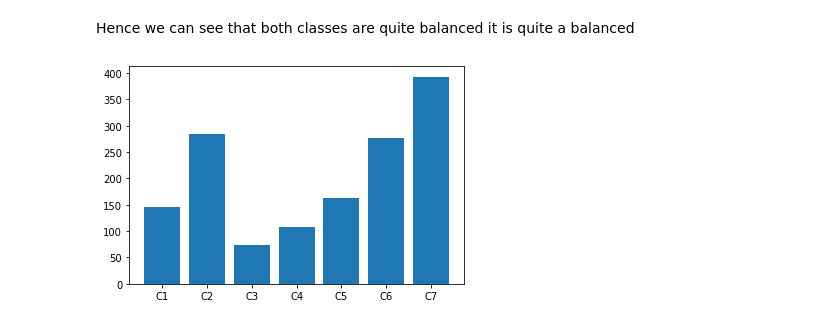
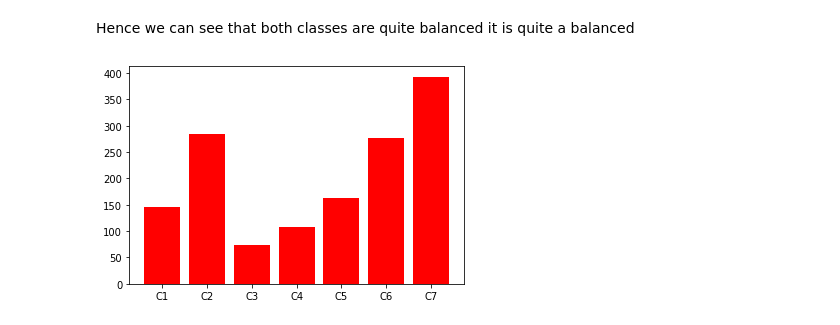
Before and after one commit to bhowmickarka/Cervical-Spine-Fracture-Detection, a Jupyter notebook: rsna-eda-ab.ipynb, the cells around one changed output. Drawn from its saved outputs; the diff is of its cells as text; code cells hidden in the pictures.

```diff
--- a/rsna-eda-ab.ipynb
+++ b/rsna-eda-ab.ipynb
@@ -99,16 +99,16 @@ Hence we can see that both classes are quite balanced it is quite a balanced
 # %%
 # Now let's see out of the diseased how is the distribution for different vertebraes
 diseased = train_df.loc[train_df["patient_overall"] == 1]
 C1 = len(diseased.loc[diseased["C1"] == 1])
 C2 = len(diseased.loc[diseased["C2"] == 1])
 C3 = len(diseased.loc[diseased["C3"] == 1])
 C4 = len(diseased.loc[diseased["C4"] == 1])
 C5 = len(diseased.loc[diseased["C5"] == 1])
 C6 = len(diseased.loc[diseased["C6"] == 1])
 C7 = len(diseased.loc[diseased["C7"] == 1])
 
 plt.figure()
-plt.bar(['C1', 'C2', 'C3', 'C4', 'C5', 'C6', 'C7'], [C1, C2, C3, C4, C5, C6, C7])
+plt.bar(['C1', 'C2', 'C3', 'C4', 'C5', 'C6', 'C7'], [C1, C2, C3, C4, C5, C6, C7], color = 'r')
 plt.show()
 # %% [output]
-[figure, old version]
+[figure, new version]
```
Also changed, not shown: parts of 6 cells of this notebook.
